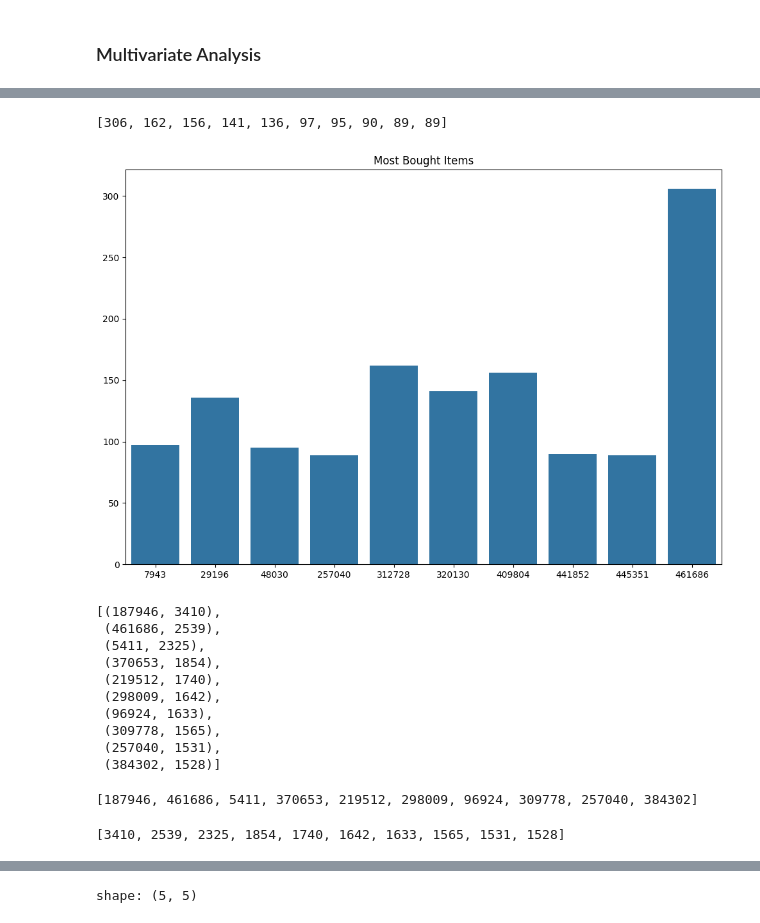
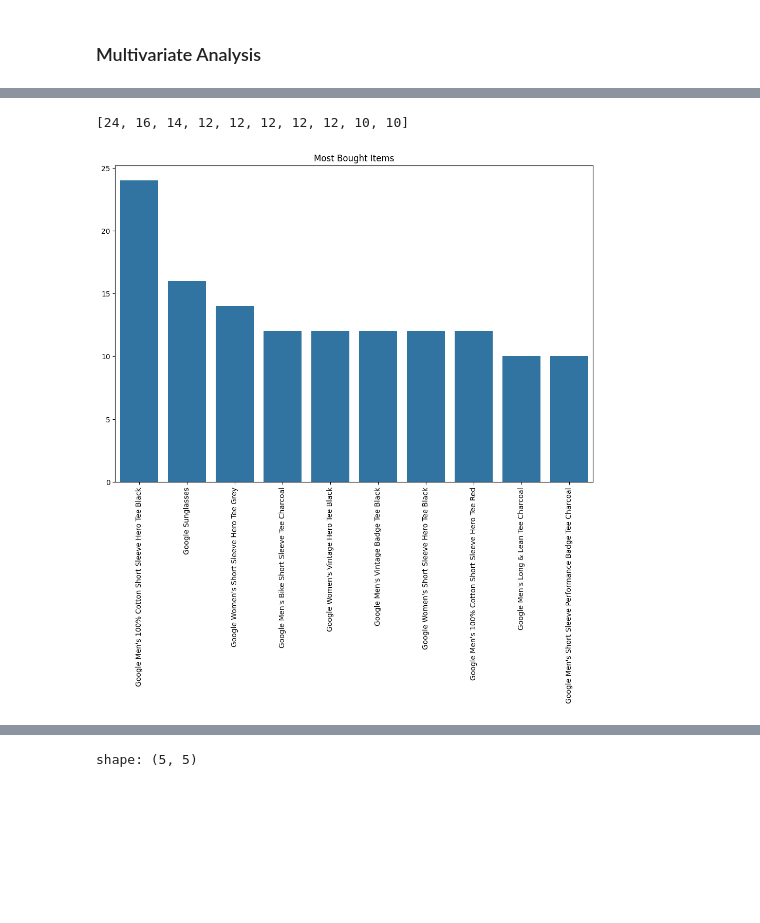
Before and after one commit to Andrew-Bordei/Data-Science, a Jupyter notebook: recommendation_system/notebooks/eda.ipynb, the cells around one changed output, grey strips where cells are left out. Saved outputs shown, nothing was run; the diff lists cells and outputs as text; code cells hidden in the pictures; blank space fills up the shorter version.

```diff
--- a/recommendation_system/notebooks/eda.ipynb
+++ b/recommendation_system/notebooks/eda.ipynb
@@ -213,0 +227,3 @@ shape: (3, 2)
+# %%
+list_purchases = usa_purchases.filter(pl.col('country') == 'United States').row(0)[1]
+list_purchases
@@ -214,6 +248,6 @@ shape: (3, 2)
 # %%
 # Counting the most bought items
-most_bought_items = Counter(grouped_df.row(0)[1]).most_common()
-most_bought_items=most_bought_items[:10]
-most_bought_items
+usa_most_bought = Counter(list_purchases).most_common()
+usa_most_bought=usa_most_bought[:10]
+usa_most_bought
 # %% [output]
@@ -250,5 +264,5 @@ Counter(grouped_df.row(0)[1]).most_common()
 # %%
-# Adding id's of 10 most bought item to list for plotting
-bought_items_list = list_comprehension(most_bought_items, "items")
-bought_items_list
+# Adding names of 10 most bought item to list for plotting
+usa_bought_items = list_comprehension(usa_most_bought, "items")
+usa_bought_items
 # %% [output]
@@ -256,38 +279,10 @@ bought_items_list
 # %%
 # Adding frequency of 10 most bought items to list for plotting
-bought_frequency_list = list_comprehension(most_bought_items, "frequency")
-bought_frequency_list
+usa_bought_frequency = list_comprehension(usa_most_bought, "frequency")
+usa_bought_frequency
 # %% [output]
-[306, 162, 156, 141, 136, 97, 95, 90, 89, 89]
+[24, 16, 14, 12, 12, 12, 12, 12, 10, 10]
 # %%
-bar_plot(bought_items_list,bought_frequency_list,"Most Bought Items")
+bar_plot(usa_bought_items,usa_bought_frequency,"Most Bought Items")
 # %% [output]
-[figure, old version]
+[figure, new version]
-# %%
-# Counting the most added to cart items
-most_popular_cart_items = Counter(grouped_df.row(2)[1]).most_common()
-most_popular_cart_items=most_popular_cart_items[:10]
-most_popular_cart_items
-# %% [output]
-[(187946, 3410),
- (461686, 2539),
- (5411, 2325),
- (370653, 1854),
- (219512, 1740),
- (298009, 1642),
- (96924, 1633),
- (309778, 1565),
- (257040, 1531),
- (384302, 1528)]
-# %%
-# Adding id's of 10 most add to cart item to list for plotting
-cart_items_list = list_comprehension(most_popular_cart_items, "items")
-cart_items_list
-# %% [output]
-[187946, 461686, 5411, 370653, 219512, 298009, 96924, 309778, 257040, 384302]
-# %%
-# Adding frequency of 10 most add to cart items to list for plotting
-cart_frequency_list = list_comprehension(most_popular_cart_items, "frequency")
-cart_frequency_list
-# %% [output]
-[3410, 2539, 2325, 1854, 1740, 1642, 1633, 1565, 1531, 1528]
```
Also changed, not shown: parts of 26 cells of this notebook, 1 other file.
